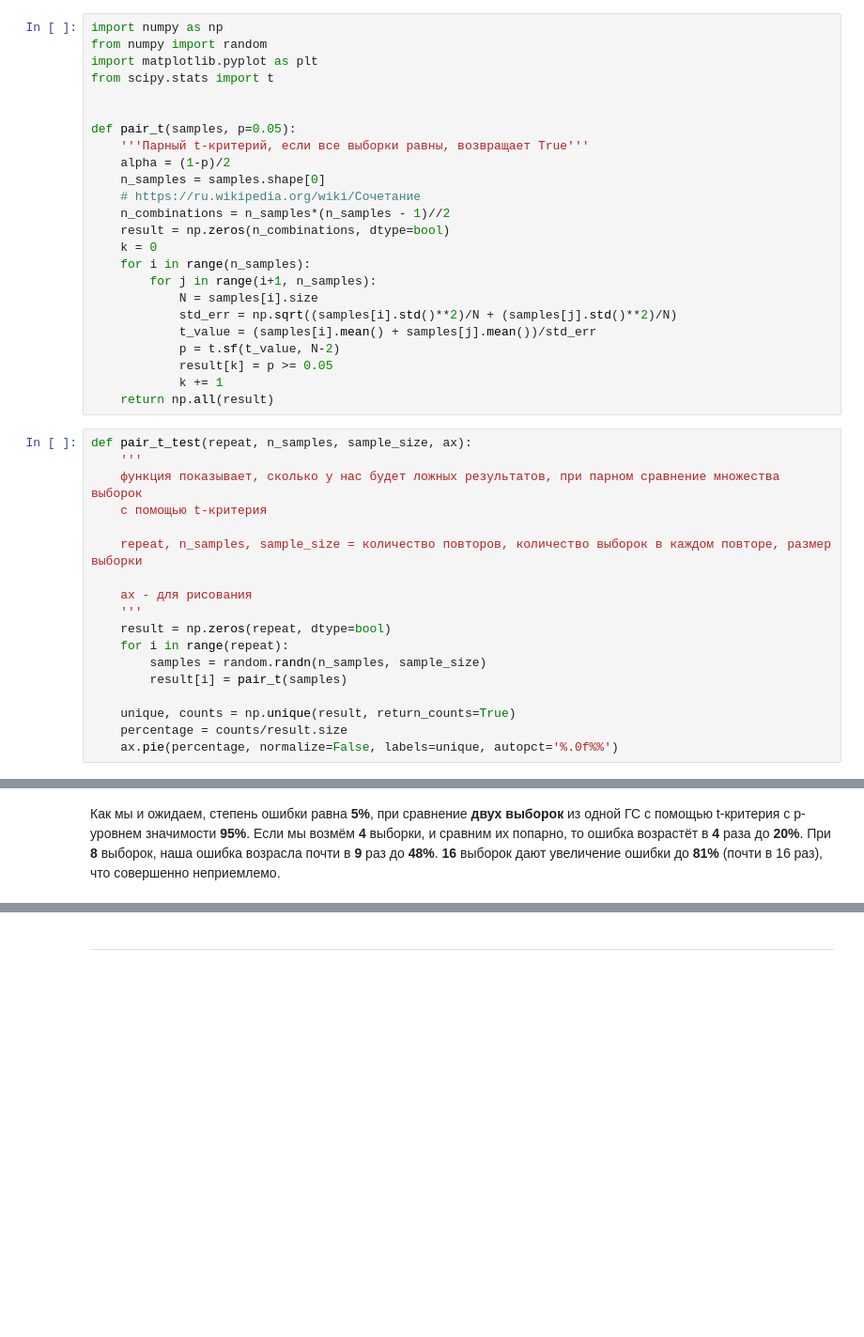
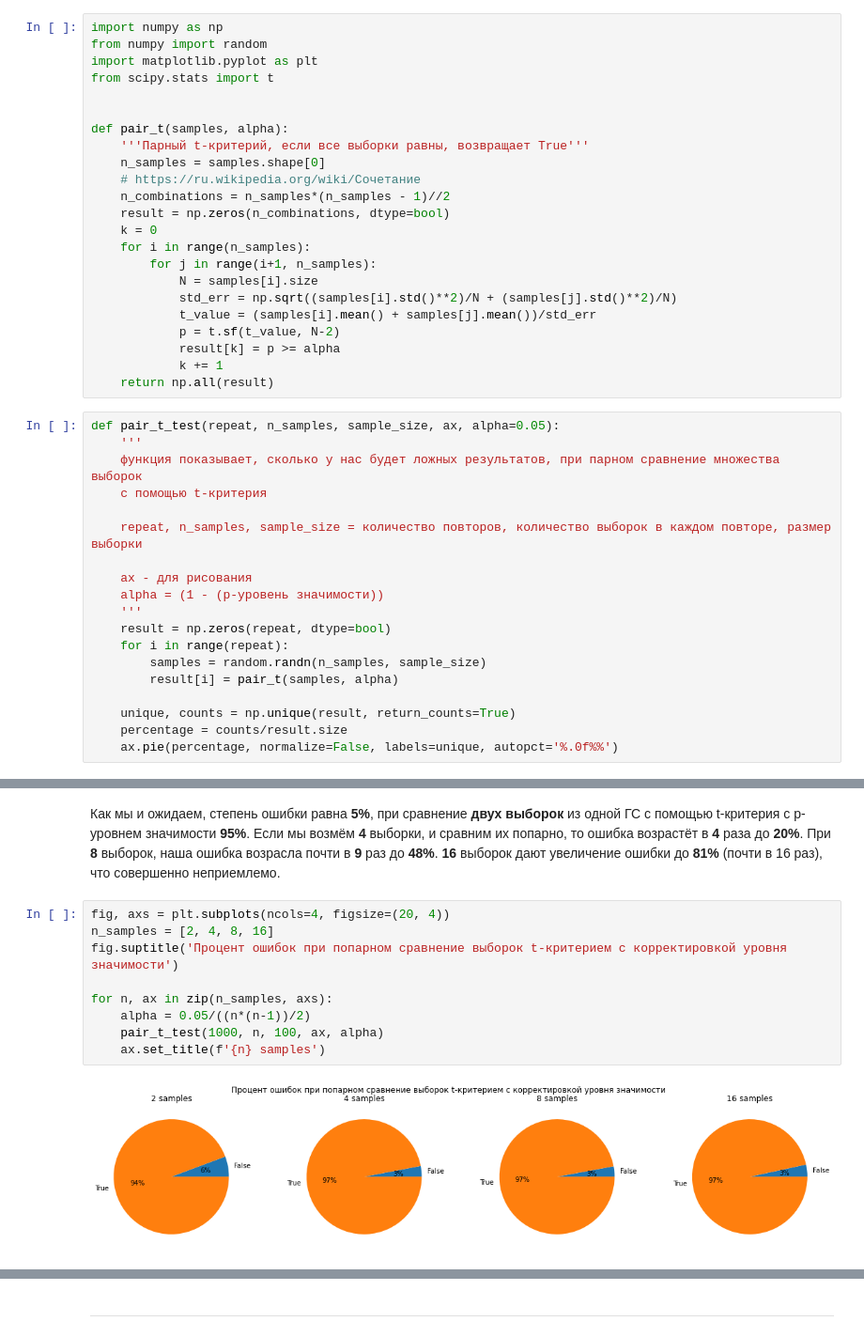
Before and after one commit to KlukvaMors/basic_stat, a Jupyter notebook: конспект.ipynb, the cells around one changed output, grey strips where cells are left out. Shown at 94% size. Cells and saved outputs as stored; diff of their text form; blank space fills up the shorter version.

```diff
--- a/конспект.ipynb
+++ b/конспект.ipynb
@@ -750,9 +750,8 @@ import matplotlib.pyplot as plt
 from scipy.stats import t
 
 
-def pair_t(samples, p=0.05):
+def pair_t(samples, alpha):
     '''Парный t-критерий, если все выборки равны, возвращает True'''
-    alpha = (1-p)/2
     n_samples = samples.shape[0]
     # https://ru.wikipedia.org/wiki/Сочетание
     n_combinations = n_samples*(n_samples - 1)//2
@@ -764,11 +763,11 @@ def pair_t(samples, p=0.05):
             std_err = np.sqrt((samples[i].std()**2)/N + (samples[j].std()**2)/N)
             t_value = (samples[i].mean() + samples[j].mean())/std_err
             p = t.sf(t_value, N-2)
-            result[k] = p >= 0.05
+            result[k] = p >= alpha
             k += 1
     return np.all(result)
 # %%
-def pair_t_test(repeat, n_samples, sample_size, ax):
+def pair_t_test(repeat, n_samples, sample_size, ax, alpha=0.05):
     '''
     функция показывает, сколько у нас будет ложных результатов, при парном сравнение множества выборок
     с помощью t-критерия
@@ -776,11 +775,12 @@ def pair_t_test(repeat, n_samples, sample_size, ax):
     repeat, n_samples, sample_size = количество повторов, количество выборок в каждом повторе, размер выборки
 
     ax - для рисования
+    alpha = (1 - (p-уровень значимости))
     '''
     result = np.zeros(repeat, dtype=bool)
     for i in range(repeat):
         samples = random.randn(n_samples, sample_size)
-        result[i] = pair_t(samples)
+        result[i] = pair_t(samples, alpha)
 
     unique, counts = np.unique(result, return_counts=True)
     percentage = counts/result.size
@@ -797,3 +797,14 @@ for n, ax in zip(n_samples, axs):
 [figure]
 # %% [markdown]
 Как мы и ожидаем, степень ошибки равна **5%**, при сравнение **двух выборок** из одной ГС с помощью t-критерия с p-уровнем значимости **95%**. Если мы возмём **4** выборки, и сравним их попарно, то ошибка возрастёт в **4** раза до **20%**. При **8** выборок, наша ошибка возрасла почти в **9** раз до **48%**. **16** выборок дают увеличение ошибки до **81%** (почти в 16 раз), что совершенно неприемлемо.
+# %%
+fig, axs = plt.subplots(ncols=4, figsize=(20, 4))
+n_samples = [2, 4, 8, 16]
+fig.suptitle('Процент ошибок при попарном сравнение выборок t-критерием с корректировкой уровня значимости')
+
+for n, ax in zip(n_samples, axs):
+    alpha = 0.05/((n*(n-1))/2)
+    pair_t_test(1000, n, 100, ax, alpha)
+    ax.set_title(f'{n} samples')
+# %% [output]
+[figure, added]
```
Also changed, not shown: parts of 1 cell of this notebook, 1 other file.
